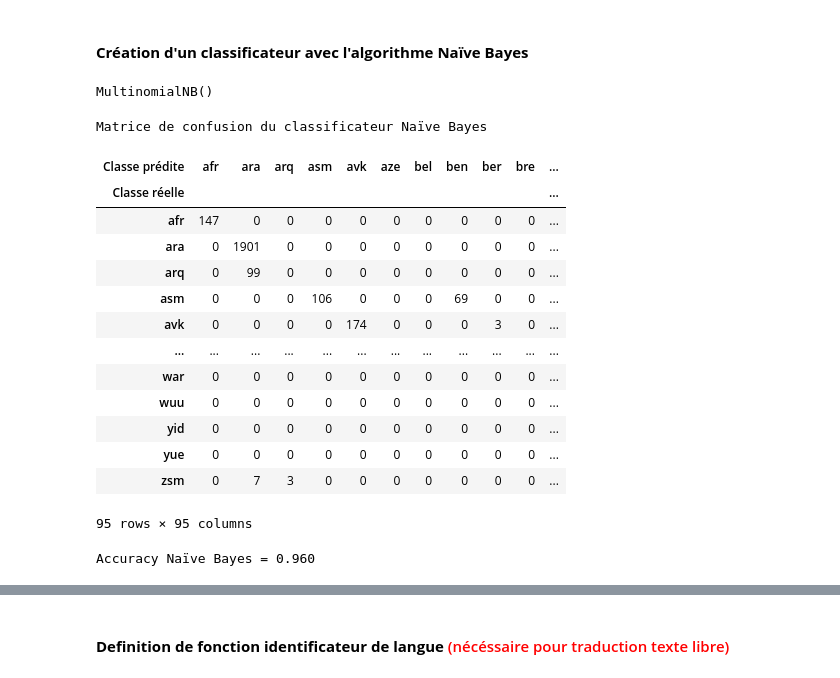
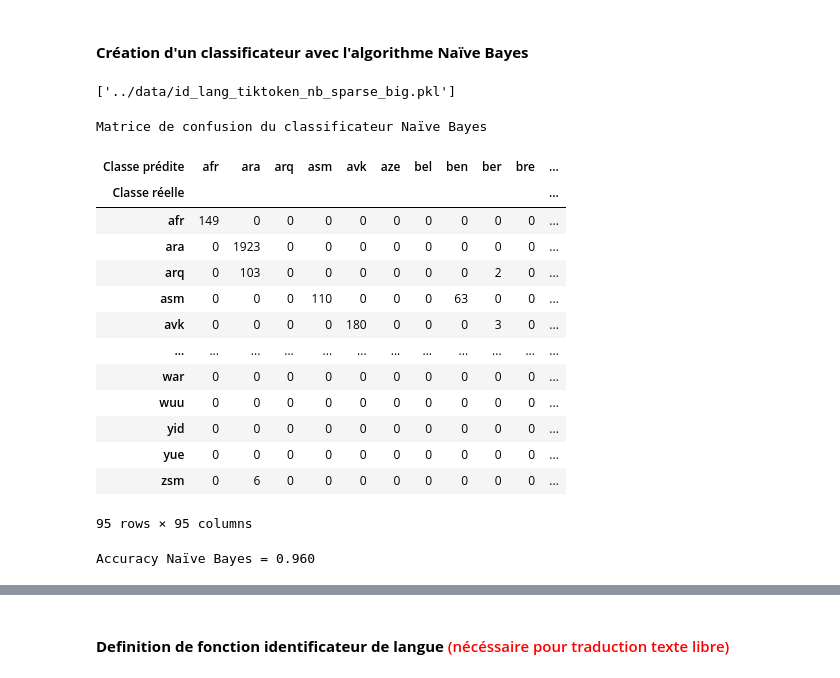
Before and after one commit to DataScientest-Studio/AVR23_CDS_Reco_vocale, a Jupyter notebook: notebooks/Detection de 95 langues avec Tiktoken Big rev4.ipynb, the cells around one changed output, grey strips where cells are left out. Drawn from its saved outputs; the diff is of its cells as text; code cells hidden in the pictures.

```diff
--- a/notebooks/Detection de 95 langues avec Tiktoken Big rev4.ipynb
+++ b/notebooks/Detection de 95 langues avec Tiktoken Big rev4.ipynb
@@ -253,35 +253,35 @@ clf_nb = naive_bayes.MultinomialNB()  # BernoulliNB() # MultinomialNB()
 clf_nb.fit(X_train, y_train)
 
 # Save the model to a file
-# joblib.dump(clf_nb, "../data/id_lang_tiktoken_nb_sparse_big.pkl") #########
+joblib.dump(clf_nb, "../data/id_lang_tiktoken_nb_sparse_big.pkl") #########
 # %% [output]
-MultinomialNB()
+['../data/id_lang_tiktoken_nb_sparse_big.pkl']
 # %%
 # Chargement du classificateur sauvegardé
-clf_nb = joblib.load("../data/id_lang_tiktoken_nb_sparse_big.pkl")
+# clf_nb = joblib.load("../data/id_lang_tiktoken_nb_sparse_big.pkl")
 
 # Verification de l'efficacité du classificateur grace à la matrice confusion
 y_pred = clf_nb.predict(X_test)
 accuracy_naive_bayes = accuracy_score(y_test, y_pred)
 print("Matrice de confusion du classificateur Naïve Bayes")
 ct = pd.crosstab(y_test,y_pred,rownames=['Classe réelle'], colnames=['Classe prédite'])
 display(ct)
 print("Accuracy Naïve Bayes = {:.3f}".format(accuracy_naive_bayes))
 # %% [output]
 Matrice de confusion du classificateur Naïve Bayes
 | Classe prédite | afr | ara | arq | asm | avk | aze | bel | ben | ber | bre | ... |
 | Classe réelle |  |  |  |  |  |  |  |  |  |  | ... |
-| afr | 147 | 0 | 0 | 0 | 0 | 0 | 0 | 0 | 0 | 0 | ... |
-| ara | 0 | 1901 | 0 | 0 | 0 | 0 | 0 | 0 | 0 | 0 | ... |
-| arq | 0 | 99 | 0 | 0 | 0 | 0 | 0 | 0 | 0 | 0 | ... |
-| asm | 0 | 0 | 0 | 106 | 0 | 0 | 0 | 69 | 0 | 0 | ... |
-| avk | 0 | 0 | 0 | 0 | 174 | 0 | 0 | 0 | 3 | 0 | ... |
+| afr | 149 | 0 | 0 | 0 | 0 | 0 | 0 | 0 | 0 | 0 | ... |
+| ara | 0 | 1923 | 0 | 0 | 0 | 0 | 0 | 0 | 0 | 0 | ... |
+| arq | 0 | 103 | 0 | 0 | 0 | 0 | 0 | 0 | 2 | 0 | ... |
+| asm | 0 | 0 | 0 | 110 | 0 | 0 | 0 | 63 | 0 | 0 | ... |
+| avk | 0 | 0 | 0 | 0 | 180 | 0 | 0 | 0 | 3 | 0 | ... |
 | ... | ... | ... | ... | ... | ... | ... | ... | ... | ... | ... | ... |
 | war | 0 | 0 | 0 | 0 | 0 | 0 | 0 | 0 | 0 | 0 | ... |
 | wuu | 0 | 0 | 0 | 0 | 0 | 0 | 0 | 0 | 0 | 0 | ... |
 | yid | 0 | 0 | 0 | 0 | 0 | 0 | 0 | 0 | 0 | 0 | ... |
 | yue | 0 | 0 | 0 | 0 | 0 | 0 | 0 | 0 | 0 | 0 | ... |
-| zsm | 0 | 7 | 3 | 0 | 0 | 0 | 0 | 0 | 0 | 0 | ... |
+| zsm | 0 | 6 | 0 | 0 | 0 | 0 | 0 | 0 | 0 | 0 | ... |
 95 rows × 95 columns
 Accuracy Naïve Bayes = 0.960
 # %%
```
Also changed, not shown: parts of 4 cells of this notebook, 2 other files.
